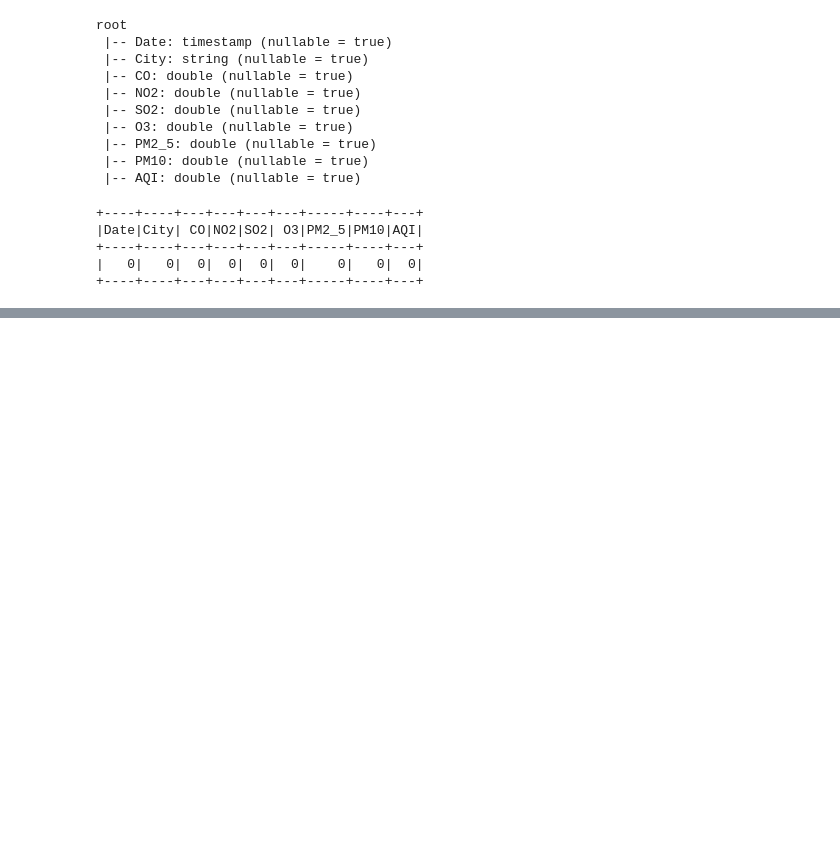
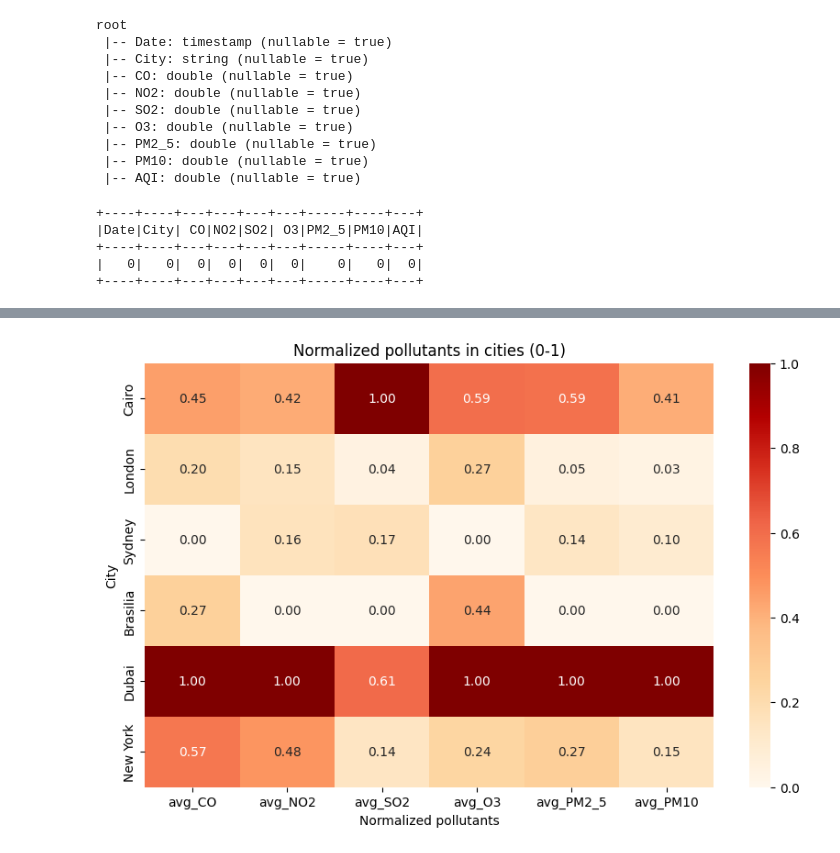
Before and after one commit to Sundaynot/air-quality, a Jupyter notebook: src/db_initial.ipynb, the cells around one changed output, grey strips where cells are left out. Saved outputs shown, nothing was run; the diff lists cells and outputs as text; code cells hidden in the pictures; blank space fills up the shorter version.

```diff
--- a/src/db_initial.ipynb
+++ b/src/db_initial.ipynb
@@ -173,0 +296,16 @@ city_avg.orderBy("avg_AQI", ascending=False).show(truncate=False)
+# %%
+# Normalizza ogni colonna tra 0 e 1
+normalized_df = heat_df.copy()
+
+for col in normalized_df.columns:
+    min_val = normalized_df[col].min()
+    max_val = normalized_df[col].max()
+    normalized_df[col] = (normalized_df[col] - min_val) / (max_val - min_val)
+plt.figure(figsize=(10, 6))
+sns.heatmap(normalized_df, cmap='OrRd', annot=True, fmt=".2f")
+plt.title("Normalized pollutants in cities (0-1)")
+plt.ylabel("City")
+plt.xlabel("Normalized pollutants")
+plt.show()
+# %% [output]
+[figure, added]
```
Also changed, not shown: parts of 7 cells of this notebook.
